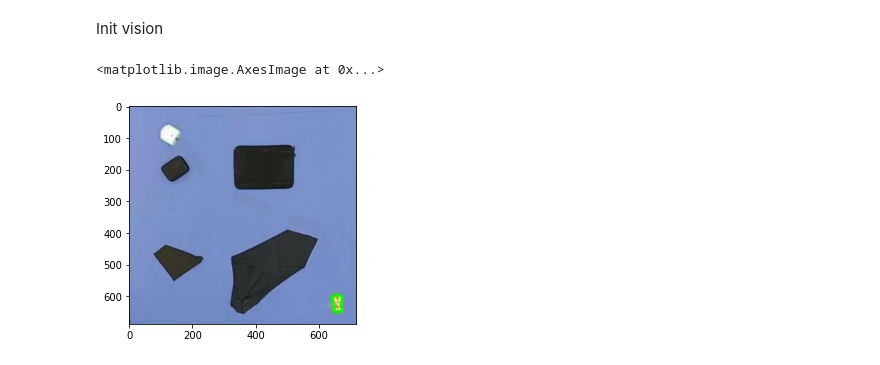
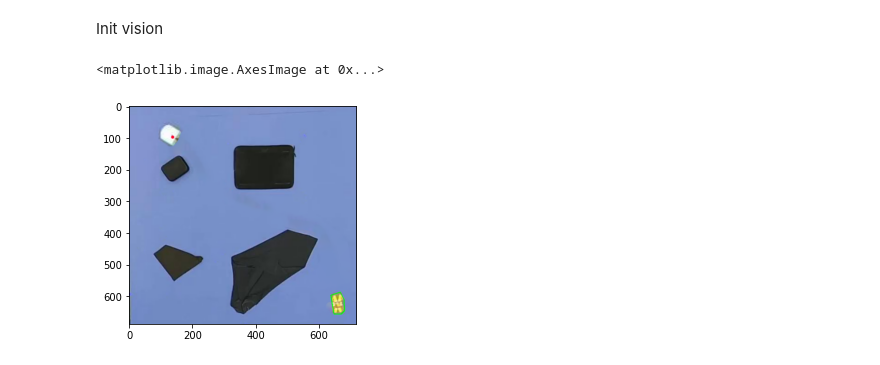
Before and after one commit to tgieruc/BOMR_2021, a Jupyter notebook: Vision/vision.ipynb, the cells around one changed output. Saved outputs shown, nothing was run; the diff lists cells and outputs as text; code cells hidden in the pictures.

Commit message:
fixed aim to goal

```diff
--- a/Vision/vision.ipynb
+++ b/Vision/vision.ipynb
@@ -20,10 +20,10 @@ Init vision
 # %%
 vision.update()
 # %%
-plt.imshow(vision.create_mask_aim(vision.actual_frame.copy()))
+plt.imshow(vision.create_mask_goal(vision.actual_frame.copy()))
 # %% [output]
 <matplotlib.image.AxesImage at 0x...>
-[figure, old version]
+[figure, new version]
 # %%
 plt.imshow(vision.create_mask_obstacles(vision.actual_frame.copy()))
 # %% [output]
```
Also changed, not shown: parts of 3 cells of this notebook.
